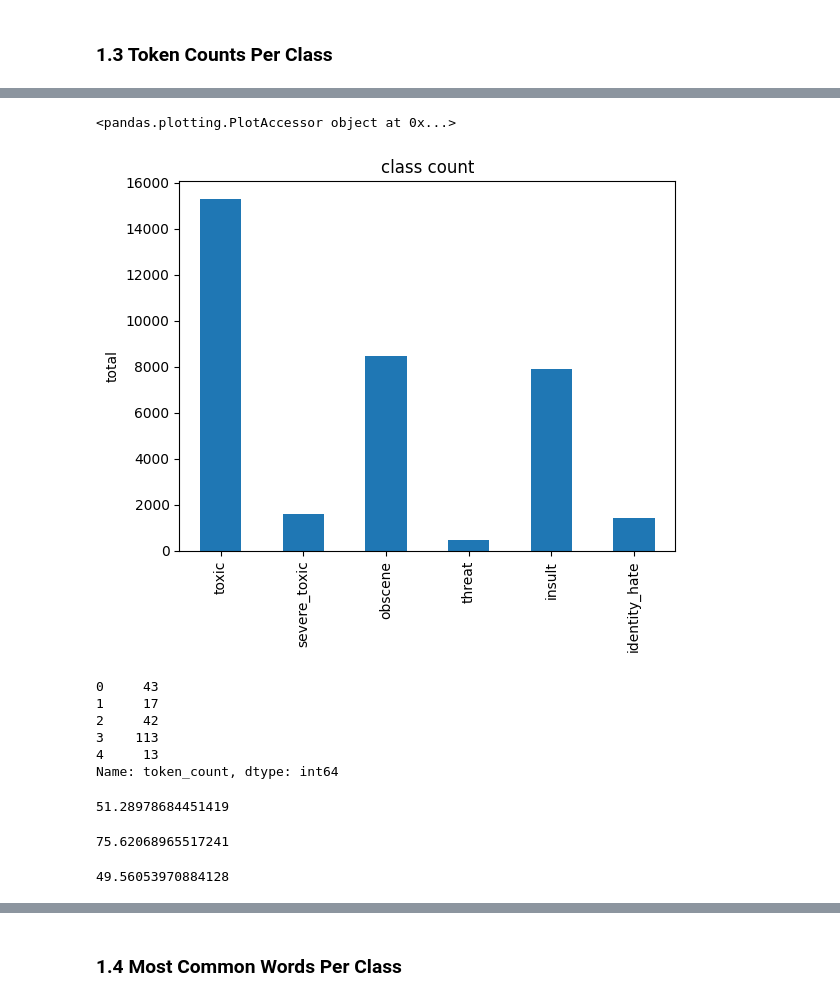
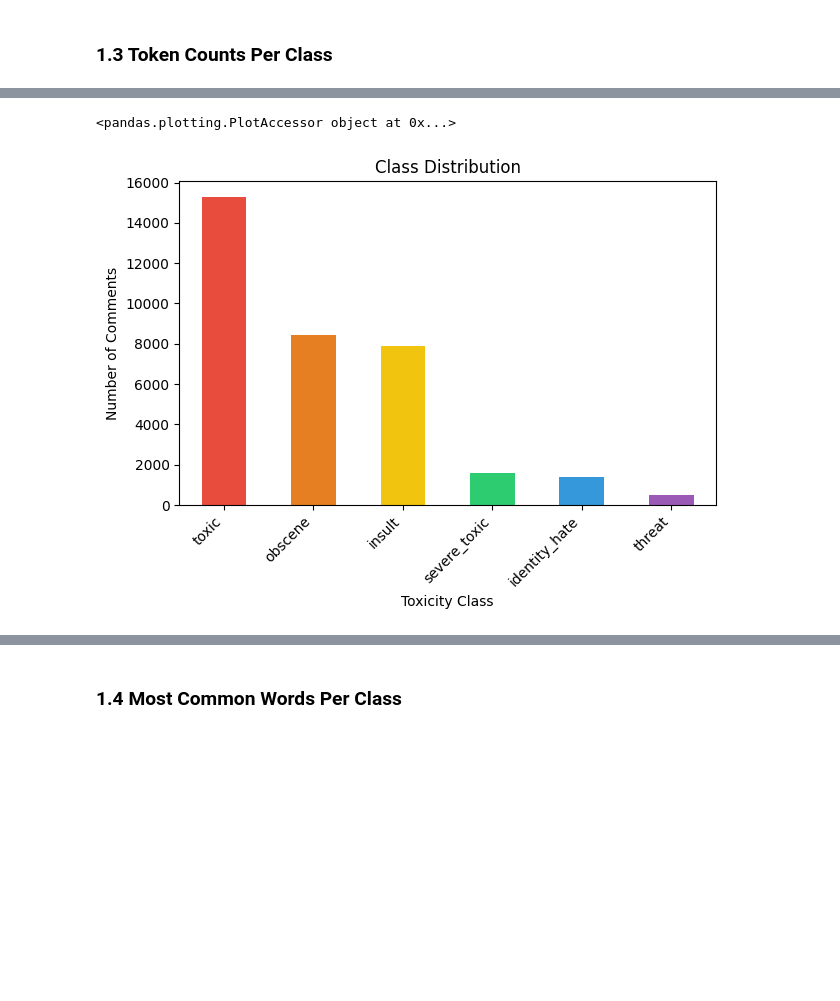
Before and after one commit to jeannettehelsby2/toxic-comment-classifier, a Jupyter notebook: notebooks/toxic_classification.ipynb, the cells around one changed output, grey strips where cells are left out. Cells and saved outputs as stored; diff of their text form; code cells hidden in the pictures; blank space fills up the shorter version.

Commit message:
Final notebook: data analysis, TF-IDF and Word2Vec models, Kaggle submission

```diff
--- a/notebooks/toxic_classification.ipynb
+++ b/notebooks/toxic_classification.ipynb
@@ -23,6 +30,12 @@ print(os.listdir('../data/jigsaw-toxic-comment-classification-challenge'))
 # %%
+# Extract dataset files if not already extracted
 import zipfile
 import os
+import pandas as pd
+import string
+import matplotlib.pyplot as plt
+import nltk
+from nltk.corpus import stopwords
 
 path = '../data'
 for f in os.listdir(path):
@@ -30,17 +43,11 @@ for f in os.listdir(path):
         with zipfile.ZipFile(os.path.join(path, f), 'r') as z:
             z.extractall(path)
             print(f'Extracted: {f}')
+# Load training dataset
+toxic_df = pd.read_csv('../data/jigsaw-toxic-comment-classification-challenge/train.csv')
 # %% [output]
 Extracted: jigsaw-toxic-comment-classification-challenge.zip
 Extracted: test.csv.zip
 Extracted: test_labels.csv.zip
 Extracted: train.csv.zip
 Extracted: sample_submission.csv.zip
-# %%
-import pandas as pd
-
-# download the data
-toxic_df = pd.read_csv('../data/train.csv')
-
-print(toxic_df .shape)
-print(toxic_df .head())
@@ -106,15 +68,18 @@ import matplotlib.pyplot as plt
 # %%
 class_counts = toxic_df[['toxic', 'severe_toxic', 'obscene', 'threat', 'insult', 'identity_hate']].sum()
+# Visualize the class data
+class_counts.plot
+# %% [output]
+<pandas.plotting.PlotAccessor object at 0x...>
-# %%
-# Visualize the class data
-class_counts.plot
-# %% [output]
-<pandas.plotting.PlotAccessor object at 0x...>
-# %%
-class_counts.plot(kind='bar')
-plt.title('class count')
-plt.ylabel('total')
-plt.show()
-# %% [output]
-[figure, removed]
+# %%
+colors = ['#e74c3c', '#e67e22', '#f1c40f', '#2ecc71', '#3498db', '#9b59b6']
+class_counts.sort_values(ascending=False).plot(kind='bar', color=colors)
+plt.title('Class Distribution')
+plt.ylabel('Number of Comments')
+plt.xlabel('Toxicity Class')
+plt.xticks(rotation=45, ha='right')
+plt.tight_layout()
+plt.show()
+# %% [output]
+[figure, added]
 # %%
@@ -122,23 +87 @@ plt.show()
 toxic_df['token_count'] = toxic_df['comment_text'].apply(lambda x: len(x.split()))
-# %%
-toxic_df['token_count'].head()
-# %% [output]
-0     43
-1     17
-2     42
-3    113
-4     13
-Name: token_count, dtype: int64
-# %%
-#  Calculating average for all classes data
-toxic_df[toxic_df['toxic'] == 1]['token_count'].mean()
-# %% [output]
-51.28978684451419
-# %%
-toxic_df[toxic_df['severe_toxic'] == 1]['token_count'].mean()
-# %% [output]
-75.62068965517241
-# %%
-toxic_df[toxic_df['obscene'] == 1]['token_count'].mean()
-# %% [output]
-49.56053970884128
```
Also changed, not shown: parts of 125 cells of this notebook.
